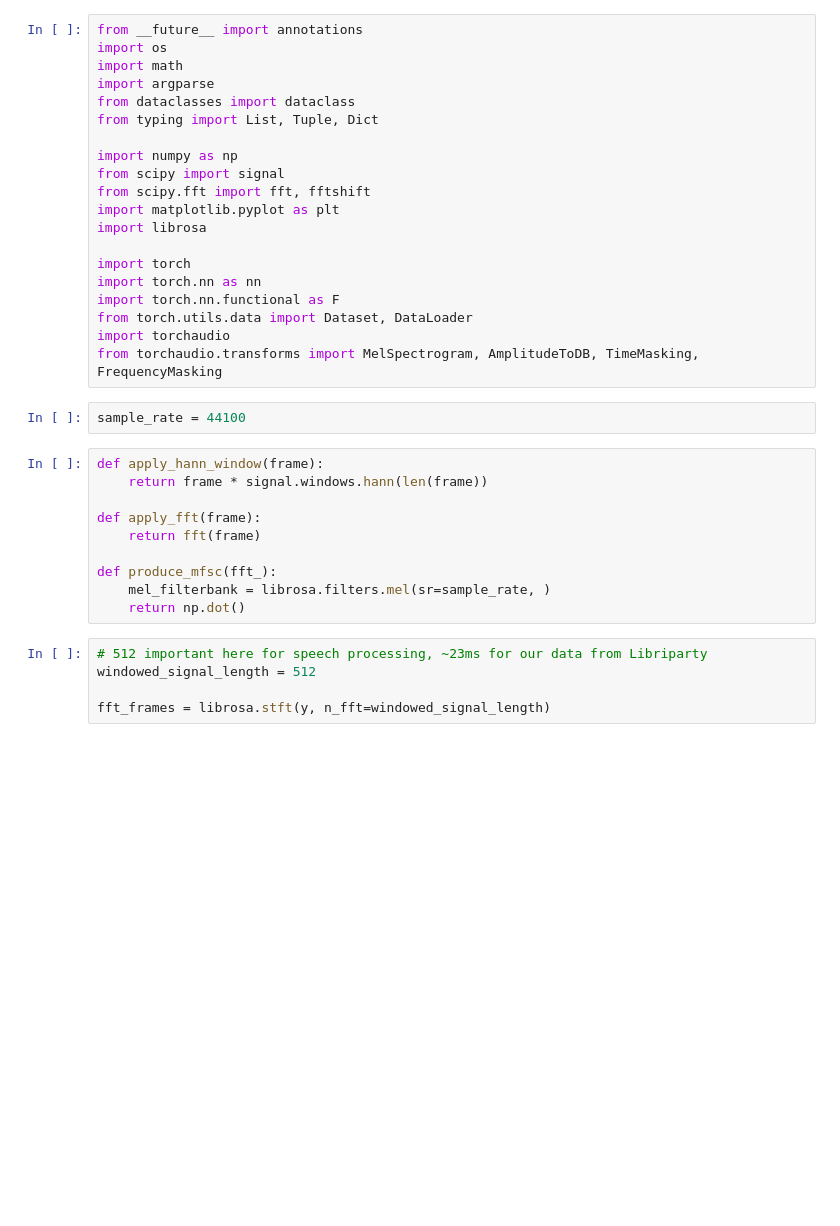
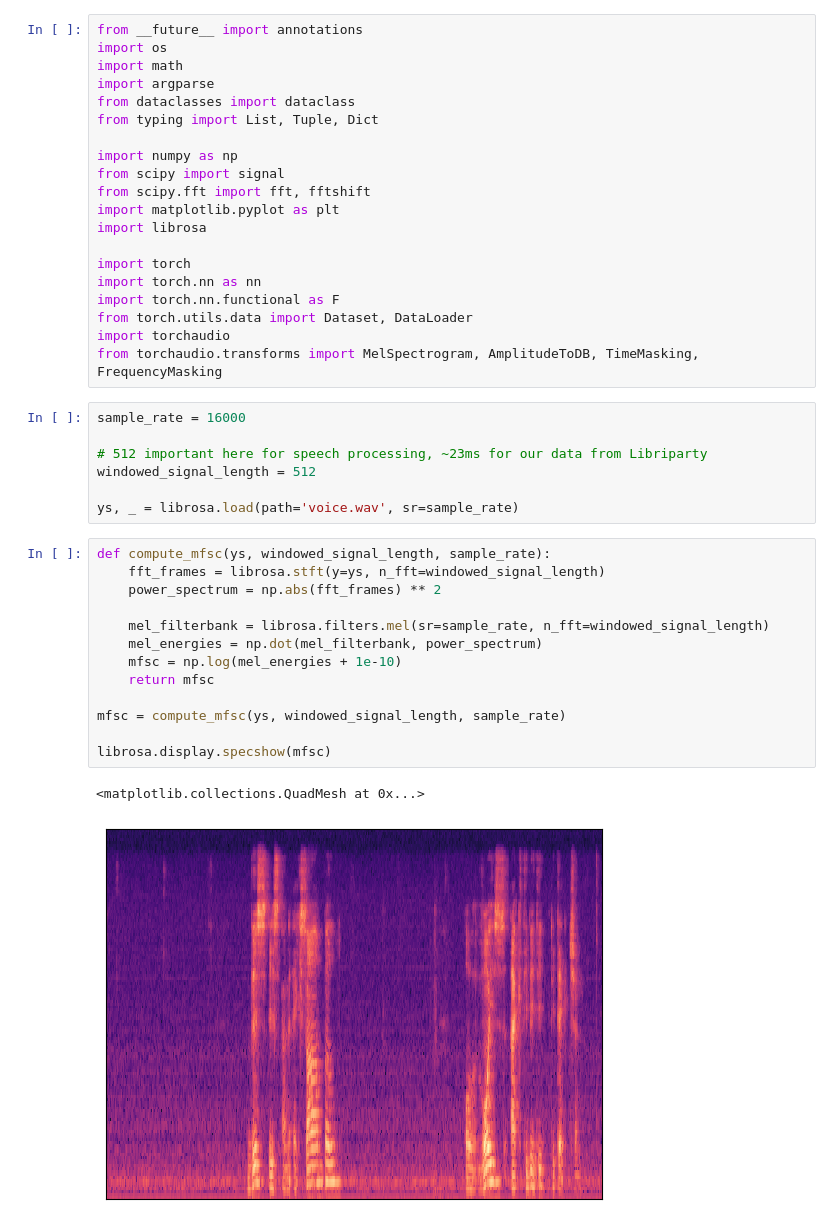
Before and after one commit to SuperWinterMopper/voice-activity-detector, a Jupyter notebook: index.ipynb, the cells around one changed output. Cells and saved outputs as stored; diff of their text form; blank space fills up the shorter version.

```diff
--- a/index.ipynb
+++ b/index.ipynb
@@ -23,19 +23,25 @@ from torch.utils.data import Dataset, DataLoader
 import torchaudio
 from torchaudio.transforms import MelSpectrogram, AmplitudeToDB, TimeMasking, FrequencyMasking
 # %%
-sample_rate = 44100
+sample_rate = 16000
+
+# 512 important here for speech processing, ~23ms for our data from Libriparty
+windowed_signal_length = 512
+
+ys, _ = librosa.load(path='voice.wav', sr=sample_rate)
-# %%
-def apply_hann_window(frame):
-    return frame * signal.windows.hann(len(frame))
-
-def apply_fft(frame):
-    return fft(frame)
-
-def produce_mfsc(fft_):
-    mel_filterbank = librosa.filters.mel(sr=sample_rate, )
-    return np.dot()
 # %%
-# 512 important here for speech processing, ~23ms for our data from Libriparty
-windowed_signal_length = 512
+def compute_mfsc(ys, windowed_signal_length, sample_rate):
+    fft_frames = librosa.stft(y=ys, n_fft=windowed_signal_length)
+    power_spectrum = np.abs(fft_frames) ** 2
 
-fft_frames = librosa.stft(y, n_fft=windowed_signal_length)
+    mel_filterbank = librosa.filters.mel(sr=sample_rate, n_fft=windowed_signal_length)
+    mel_energies = np.dot(mel_filterbank, power_spectrum)
+    mfsc = np.log(mel_energies + 1e-10)
+    return mfsc
+
+mfsc = compute_mfsc(ys, windowed_signal_length, sample_rate)
+
+librosa.display.specshow(mfsc)
+# %% [output]
+<matplotlib.collections.QuadMesh at 0x...>
+[figure, added]
```
Also changed, not shown: 3 other files.
